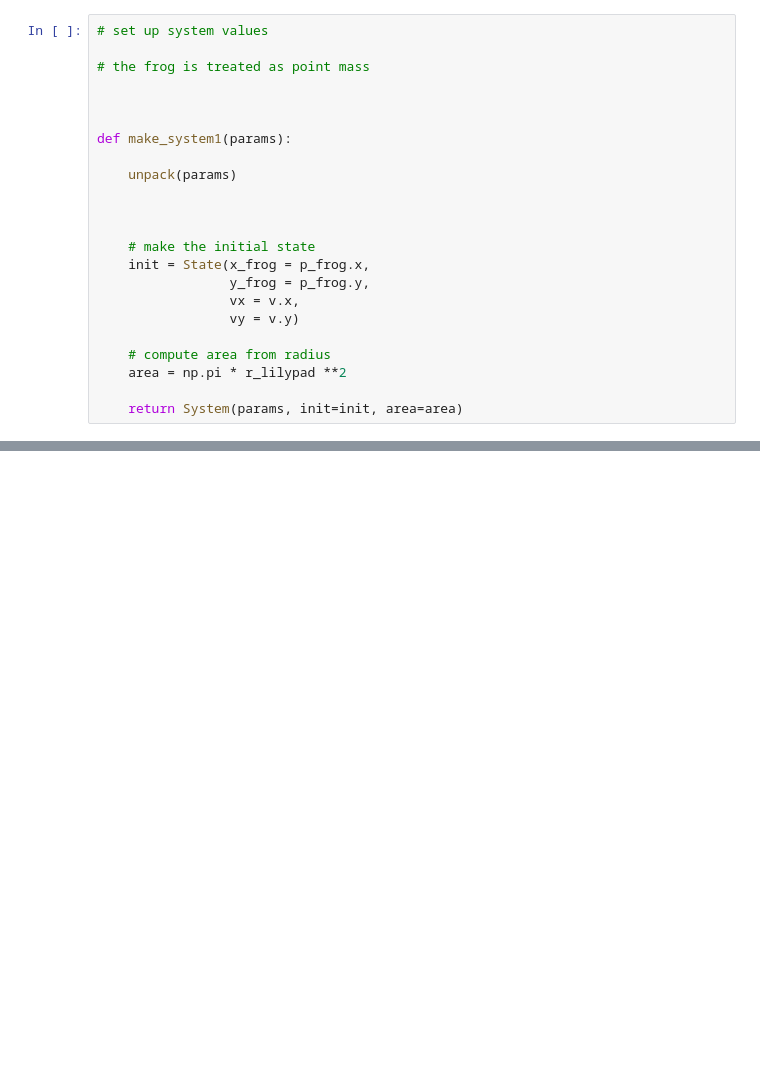
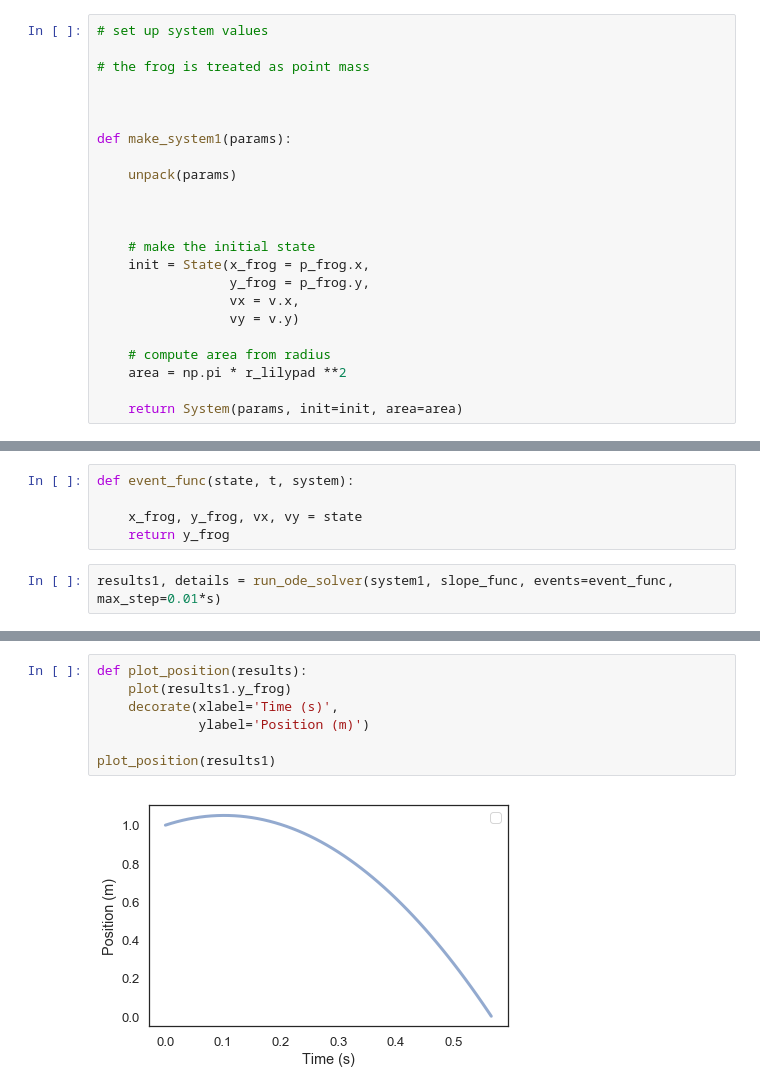
Before and after one commit to Integralophie/ModSimPy, a Jupyter notebook: code/Frog Jumping .ipynb, the cells around one changed output, grey strips where cells are left out. Cells and saved outputs as stored; diff of their text form; blank space fills up the shorter version.

```diff
--- a/code/Frog Jumping .ipynb
+++ b/code/Frog Jumping .ipynb
@@ -234,0 +262,7 @@ slope_func(system1.init, 0, system)
+# %%
+def event_func(state, t, system):
+
+    x_frog, y_frog, vx, vy = state
+    return y_frog
+# %%
+results1, details = run_ode_solver(system1, slope_func, events=event_func, max_step=0.01*s)
@@ -234,0 +281,9 @@ slope_func(system1.init, 0, system)
+# %%
+def plot_position(results):
+    plot(results1.y_frog)
+    decorate(xlabel='Time (s)',
+             ylabel='Position (m)')
+
+plot_position(results1)
+# %% [output]
+[figure, added]
```
Also changed, not shown: parts of 10 cells of this notebook.
